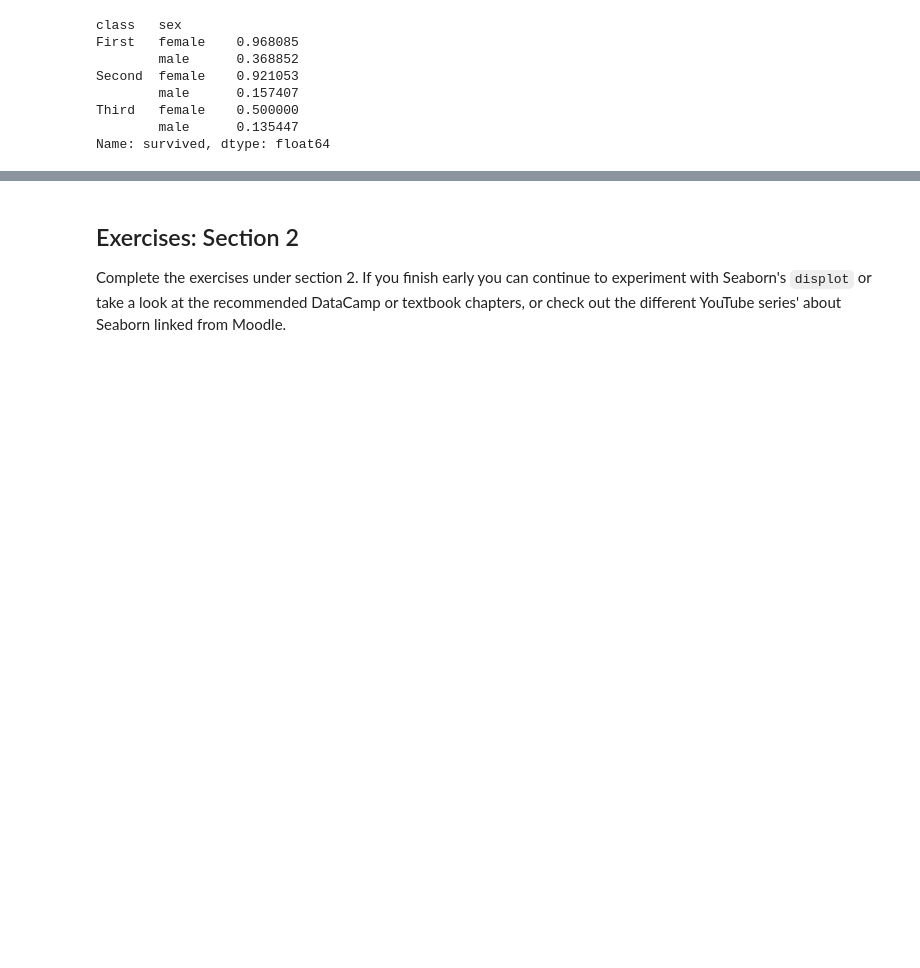
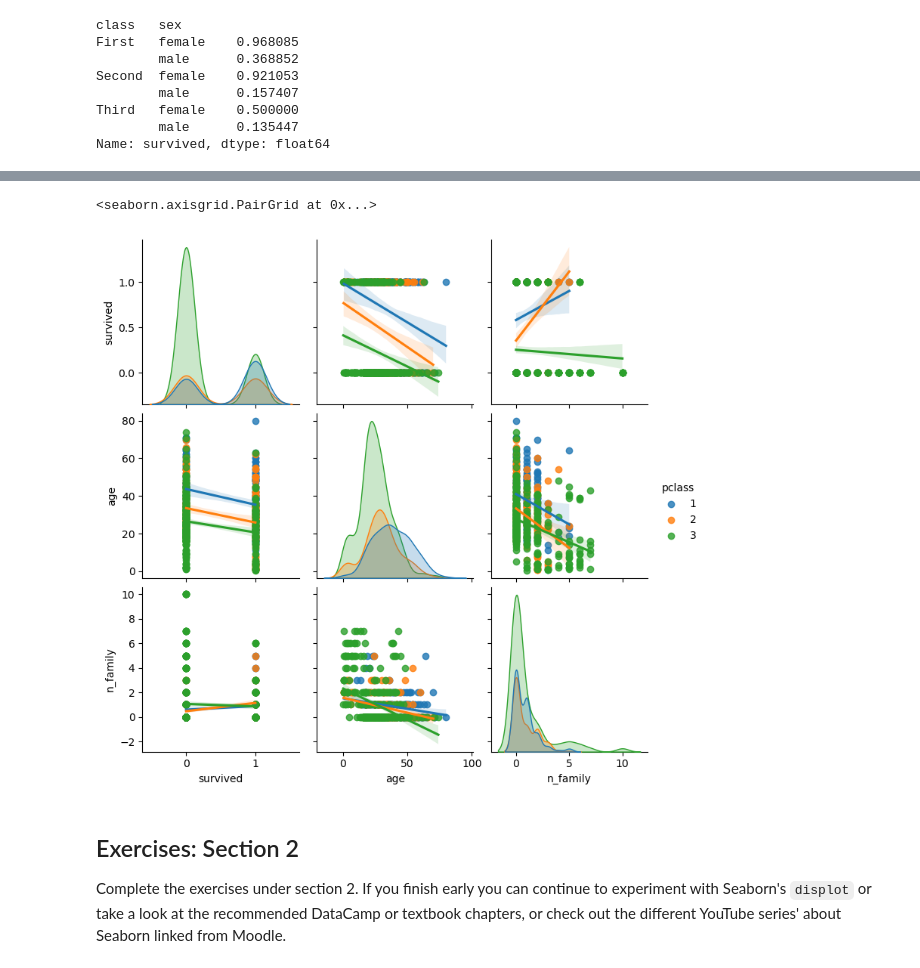
Before and after one commit to Minyall/sc207_2023-24, a Jupyter notebook: 6_7_data_vis/7_data_vis.ipynb, the cells around one changed output, grey strips where cells are left out. Saved outputs shown, nothing was run; the diff lists cells and outputs as text; code cells hidden in the pictures; blank space fills up the shorter version.

```diff
--- a/6_7_data_vis/7_data_vis.ipynb
+++ b/6_7_data_vis/7_data_vis.ipynb
@@ -216,3 +228,10 @@ Name: survived, dtype: float64
+# %%
+select_cols = ['survived','pclass','sex','age','n_family']
+
+sns.pairplot(titanic_df[select_cols], diag_kind='kde', kind='reg',hue='pclass')
+# %% [output]
+<seaborn.axisgrid.PairGrid at 0x...>
+[figure, added]
 # %% [markdown]
 ## Exercises: Section 2
 Complete the exercises under section 2. If you finish early you can continue to experiment with Seaborn's `displot` or take a look at the recommended DataCamp or textbook chapters, or check out the different YouTube series' about Seaborn linked from Moodle.
```
Also changed, not shown: parts of 2 cells of this notebook, 1 other file.
